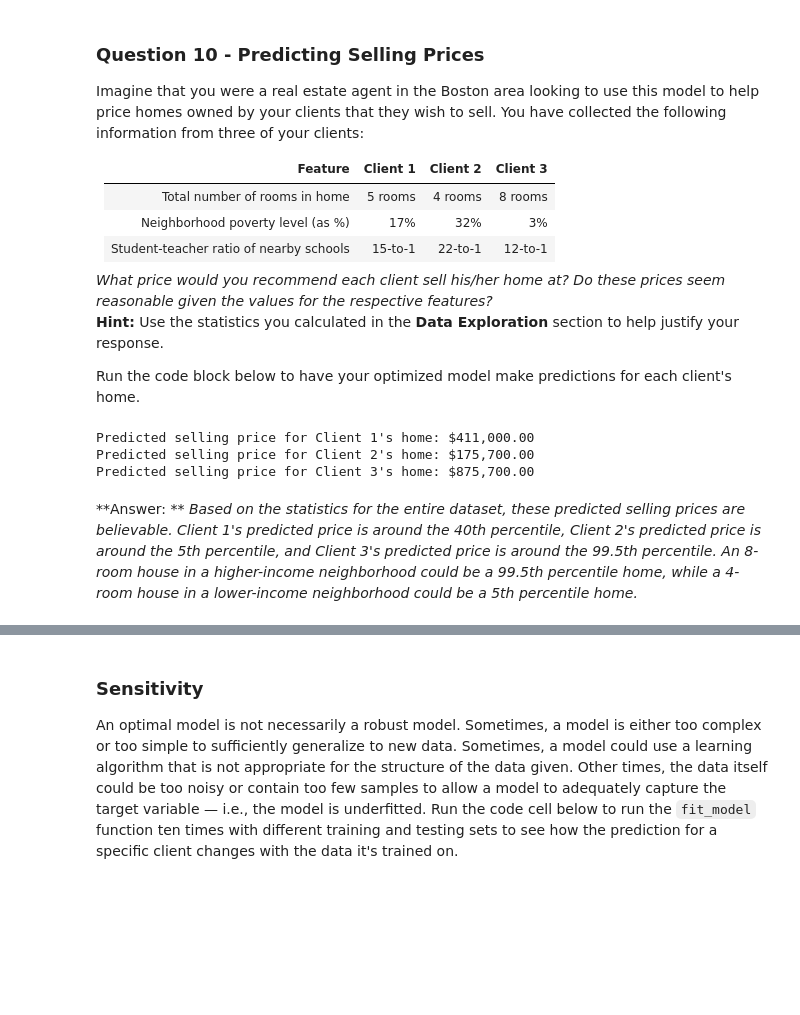
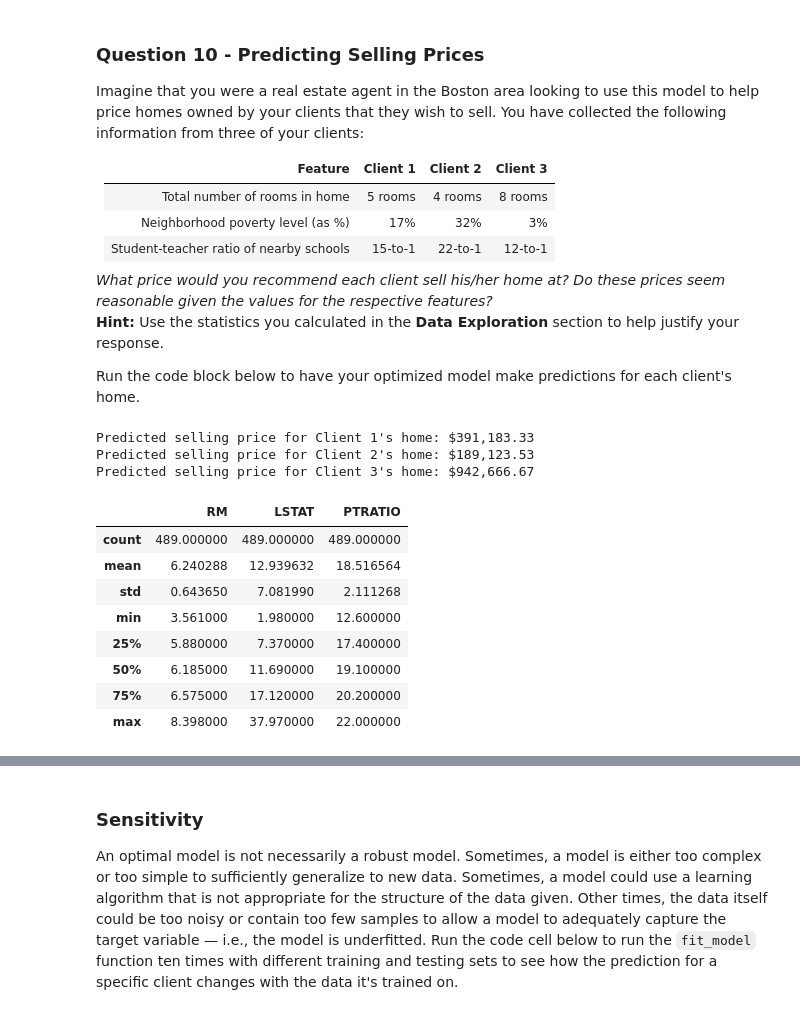
Before and after one commit to caasted/udacity-mlnd, a Jupyter notebook: boston_housing/boston_housing.ipynb, the cells around one changed output, grey strips where cells are left out. Saved outputs shown, nothing was run; the diff lists cells and outputs as text; code cells hidden in the pictures; blank space fills up the shorter version.

Commit message:
feat: Revise answers based on reviewer 1 feedback

```diff
--- a/boston_housing/boston_housing.ipynb
+++ b/boston_housing/boston_housing.ipynb
@@ -265,7 +265,7 @@ def fit_model(X, y):
     scoring_fnc = make_scorer(performance_metric)
 
     # TODO: Create the grid search object
-    grid = GridSearchCV(regressor, params, scoring=scoring_fnc)
+    grid = GridSearchCV(regressor, params, scoring=scoring_fnc, cv=cv_sets)
 
     # Fit the grid search object to the data to compute the optimal model
     grid = grid.fit(X, y)
@@ -306,15 +306,24 @@ Run the code block below to have your optimized model make predictions for each
 # %%
 # Produce a matrix for client data
 client_data = [[5, 17, 15], # Client 1
                [4, 32, 22], # Client 2
                [8, 3, 12]]  # Client 3
 
 # Show predictions
 for i, price in enumerate(reg.predict(client_data)):
     print "Predicted selling price for Client {}'s home: ${:,.2f}".format(i+1, price)
+
+features.describe()
 # %% [output]
-Predicted selling price for Client 1's home: $411,000.00
-Predicted selling price for Client 2's home: $175,700.00
-Predicted selling price for Client 3's home: $875,700.00
+Predicted selling price for Client 1's home: $391,183.33
+Predicted selling price for Client 2's home: $189,123.53
+Predicted selling price for Client 3's home: $942,666.67
+|  | RM | LSTAT | PTRATIO |
+| count | 489.000000 | 489.000000 | 489.000000 |
+| mean | 6.240288 | 12.939632 | 18.516564 |
+| std | 0.643650 | 7.081990 | 2.111268 |
+| min | 3.561000 | 1.980000 | 12.600000 |
+| 25% | 5.880000 | 7.370000 | 17.400000 |
+| 50% | 6.185000 | 11.690000 | 19.100000 |
+| 75% | 6.575000 | 17.120000 | 20.200000 |
+| max | 8.398000 | 37.970000 | 22.000000 |
-# %% [markdown]
-**Answer: ** *Based on the statistics for the entire dataset, these predicted selling prices are believable. Client 1's predicted price is around the 40th percentile, Client 2's predicted price is around the 5th percentile, and Client 3's predicted price is around the 99.5th percentile. An 8-room house in a higher-income neighborhood could be a 99.5th percentile home, while a 4-room house in a lower-income neighborhood could be a 5th percentile home.*
```
Also changed, not shown: parts of 6 cells of this notebook, 1 other file.
